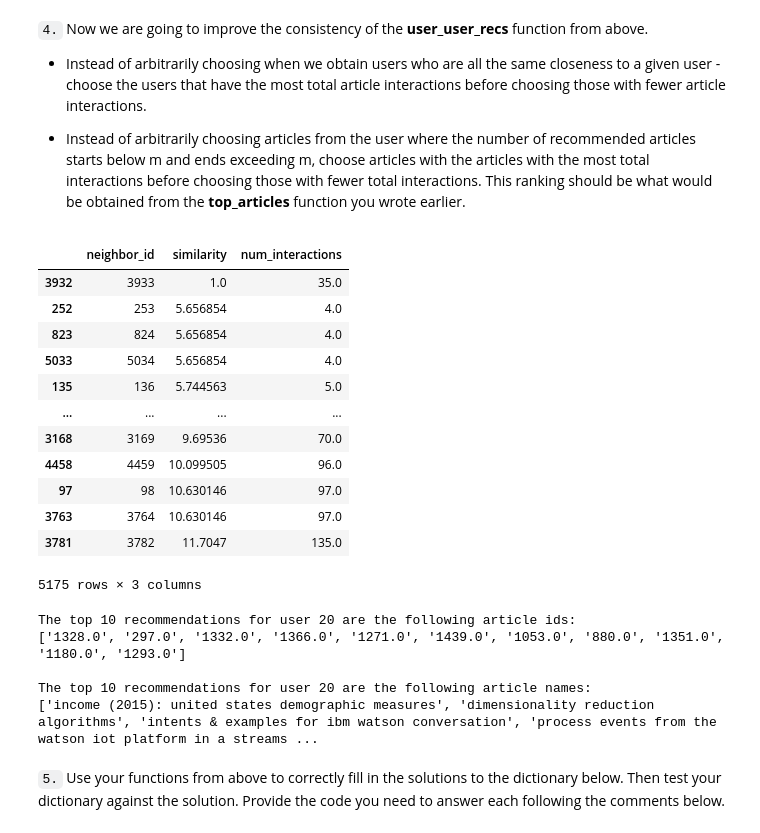
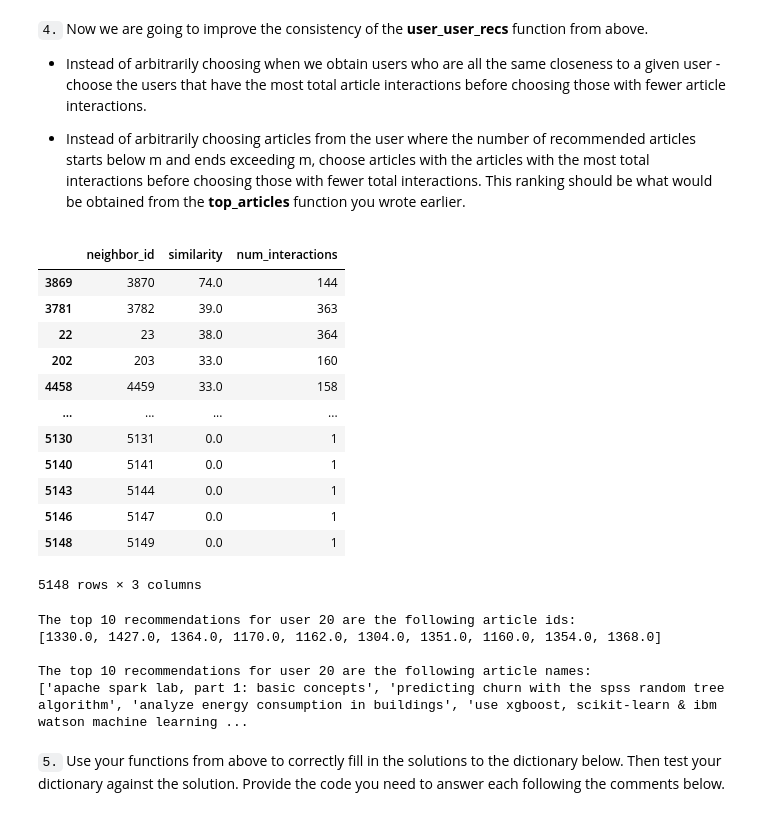
Before and after one commit to AlexWangVT/recommendation_system, a Jupyter notebook: Recommendations_with_IBM.ipynb, the cells around one changed output. Cells and saved outputs as stored; diff of their text form; code cells hidden in the pictures.

Commit message:
get_top_users function bug fix

```diff
--- a/Recommendations_with_IBM.ipynb
+++ b/Recommendations_with_IBM.ipynb
@@ -281,7 +282,7 @@ def create_user_item_matrix(df):
     '''
     # Fill in the function here
     df['interaction'] = np.ones(df.shape[0])
-    user_item = df.sort_values(by = ['user_id', 'article_id']).groupby(['user_id', 'article_id'])['interaction'].min().unstack(fill_value = 0)
+    user_item = df.sort_values(by = ['user_id', 'article_id']).groupby(['user_id', 'article_id'])['interaction'].max().unstack(fill_value = 0)
 
     return user_item # return the user_item matrix
 
@@ -473,25 +490,11 @@ def get_top_sorted_users(user_id, df=df, user_item=user_item):
     neighbors_df = pd.DataFrame(columns=['neighbor_id', 'similarity', 'num_interactions'])
 
     # compute similarity of each user to the provided user
-    similarity = [[user, np.linalg.norm(user_item.loc[user_id] - user_item.loc[user]), user_item.loc[user].sum()]  for user in user_item.index]
-    df_similarity = pd.DataFrame(similarity, columns=['users', 'similarity', 'num_interactions'])
+    similarity = [[user, np.dot(user_item.loc[user_id, :], user_item.loc[user, :]), df[df['user_id']==user].user_id.count()]  for user in user_item.index]
+    df_similarity = pd.DataFrame(similarity, columns=['neighbor_id', 'similarity', 'num_interactions'])
 
-    # sort by similarity
-    df_similarity = df_similarity.sort_values(by=['similarity', 'num_interactions']).iloc[1:]
-    df_similarity.columns = ['neighbor_id', 'similarity', 'num_interactions']
-
-    # sort by number of interactions where highest of each is higher
-    for sim in pd.unique(df_similarity['similarity']):
-        sim_df = df_similarity[df_similarity['similarity'] == sim]
-        max_num_df = sim_df[sim_df.num_interactions == sim_df.num_interactions.max()]
-        neighbors_df = pd.concat([neighbors_df, max_num_df])
-
-        # drop the row with max number of interactions from df_similarity
-        idx = max_num_df.index[0]
-        df_similarity = df_similarity.drop([idx])
-
-    # concatenate neighbor_df with df_similarity (df_similarity already drops the rows that have been appended to neighbor_df)
-    neighbors_df = pd.concat([neighbors_df, df_similarity])
+    # sort by similarity and interactions
+    neighbors_df = df_similarity.sort_values(by=['similarity', 'num_interactions'], ascending=False).iloc[1:] # remove the own user
 
     return neighbors_df # Return the dataframe specified in the doc_string
 
@@ -527,28 +530,34 @@ def user_user_recs_part2(user_id, m=10):
 
     for sim_user in most_similar_users['neighbor_id']:
         article_ids_sim_user, article_names_sim_user = get_user_articles(sim_user, user_item=user_item)
-        recs.extend(list(np.setdiff1d(article_ids_sim_user, article_ids_user)))
-        rec_names.extend(list(np.setdiff1d(article_names_sim_user, article_names_user)))
-        if len(recs) > m:
+        diff_articles = list(np.setdiff1d(article_ids_sim_user, article_ids_user))
+        diff_articles = list(map(float, diff_articles))
+        article_top_interactions = df[df['article_id'].isin(diff_articles)].groupby(by=['article_id'])['interaction'].sum().sort_values(ascending=False)
+        n_top = min(m, article_top_interactions.shape[0])
+        recs.extend(article_top_interactions.index[:n_top])
+
+        if len(recs) > m-1:
             break
 
+    rec_names.extend(pd.unique(df[df['article_id'].isin(recs)]['title']))
+
     return recs, rec_names
 # %%
-get_top_sorted_users(1, df=df, user_item=user_item)
+get_top_sorted_users(131, df=df, user_item=user_item)
 # %% [output]
 |  | neighbor_id | similarity | num_interactions |
-| 3932 | 3933 | 1.0 | 35.0 |
-| 252 | 253 | 5.656854 | 4.0 |
-| 823 | 824 | 5.656854 | 4.0 |
-| 5033 | 5034 | 5.656854 | 4.0 |
-| 135 | 136 | 5.744563 | 5.0 |
+| 3869 | 3870 | 74.0 | 144 |
+| 3781 | 3782 | 39.0 | 363 |
+| 22 | 23 | 38.0 | 364 |
+| 202 | 203 | 33.0 | 160 |
+| 4458 | 4459 | 33.0 | 158 |
 | ... | ... | ... | ... |
-| 3168 | 3169 | 9.69536 | 70.0 |
-| 4458 | 4459 | 10.099505 | 96.0 |
-| 97 | 98 | 10.630146 | 97.0 |
-| 3763 | 3764 | 10.630146 | 97.0 |
-| 3781 | 3782 | 11.7047 | 135.0 |
+| 5130 | 5131 | 0.0 | 1 |
+| 5140 | 5141 | 0.0 | 1 |
+| 5143 | 5144 | 0.0 | 1 |
+| 5146 | 5147 | 0.0 | 1 |
+| 5148 | 5149 | 0.0 | 1 |
-5175 rows × 3 columns
+5148 rows × 3 columns
 # %%
 # Quick spot check - don't change this code - just use it to test your functions
 rec_ids, rec_names = user_user_recs_part2(20, 10)
@@ -559,10 +568,10 @@ print("The top 10 recommendations for user 20 are the following article names:")
 print(rec_names)
 # %% [output]
 The top 10 recommendations for user 20 are the following article ids:
-['1328.0', '297.0', '1332.0', '1366.0', '1271.0', '1439.0', '1053.0', '880.0', '1351.0', '1180.0', '1293.0']
+[1330.0, 1427.0, 1364.0, 1170.0, 1162.0, 1304.0, 1351.0, 1160.0, 1354.0, 1368.0]
 
 The top 10 recommendations for user 20 are the following article names:
-['income (2015): united states demographic measures', 'dimensionality reduction algorithms', 'intents & examples for ibm watson conversation', 'process events from the watson iot platform in a streams ...
+['apache spark lab, part 1: basic concepts', 'predicting churn with the spss random tree algorithm', 'analyze energy consumption in buildings', 'use xgboost, scikit-learn & ibm watson machine learning ...
 # %% [markdown]
 `5.` Use your functions from above to correctly fill in the solutions to the dictionary below.  Then test your dictionary against the solution.  Provide the code you need to answer each following the comments below.
 # %%
```
Also changed, not shown: parts of 12 cells of this notebook.
